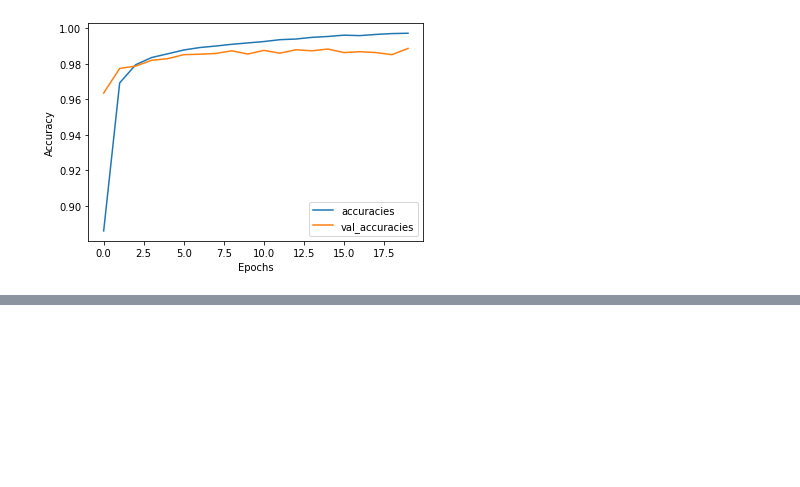
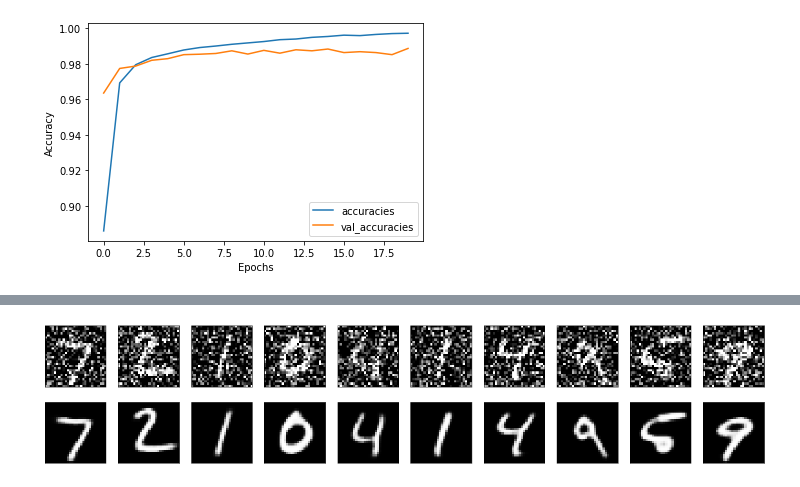
Before and after one commit to ZahraDehghanian97/stock_market, a Jupyter notebook: Keras.ipynb, the cells around one changed output, grey strips where cells are left out. Saved outputs shown, nothing was run; the diff lists cells and outputs as text; code cells hidden in the pictures; blank space fills up the shorter version.

```diff
--- a/Keras.ipynb
+++ b/Keras.ipynb
@@ -167,0 +170,93 @@ Epoch 20/20
+# %%
+# -*- coding: utf-8 -*-
+"""
+Created on Sat Jun 24 02:02:15 2017
+
+@author: FaraDars
+"""
+
+from keras import layers, optimizers, losses
+from keras.models import Model
+from keras.datasets import mnist
+import numpy as np
+import matplotlib.pyplot as plt
+
+epochs = 10
+batch_size = 128
+
+
+#===============================================================================
+# Prepare data
+
+(x_train, _), (x_test, _) = mnist.load_data()
+
+x_train = x_train.astype('float32') / 255.
+x_test = x_test.astype('float32') / 255.
+x_train = np.reshape(x_train, (len(x_train), 28, 28, 1))  # adapt this if using `channels_first` image data format
+x_test = np.reshape(x_test, (len(x_test), 28, 28, 1))  # adapt this if using `channels_first` image data format
+
+noise_factor = 0.5
+x_train_noisy = x_train + noise_factor * np.random.normal(loc=0.0, scale=1.0, size=x_train.shape)
+x_test_noisy = x_test + noise_factor * np.random.normal(loc=0.0, scale=1.0, size=x_test.shape)
+
+x_train_noisy = np.clip(x_train_noisy, 0., 1.)
+x_test_noisy = np.clip(x_test_noisy, 0., 1.)
+
+#===============================================================================
+# Create Layers + Model
+
+input_img = layers.Input(shape=(28, 28, 1))
+
+x = layers.Conv2D(32, (3, 3), activation='relu', padding='same')(input_img)
+x = layers.MaxPooling2D((2, 2), padding='same')(x)
+x = layers.Conv2D(32, (3, 3), activation='relu', padding='same')(x)
+encoded = layers.MaxPooling2D((2, 2), padding='same')(x)
+
+# at this point the representation is (7, 7, 32)
+
+x = layers.Conv2D(32, (3, 3), activation='relu', padding='same')(encoded)
+x = layers.UpSampling2D((2, 2))(x)
+x = layers.Conv2D(32, (3, 3), activation='relu', padding='same')(x)
+x = layers.UpSampling2D((2, 2))(x)
+decoded = layers.Conv2D(1, (3, 3), activation='sigmoid', padding='same')(x)
+
+autoencoder = Model(input_img, decoded)
+
+from keras.utils import plot_model
+
+plot_model(autoencoder, to_file='AE_model.png')
+
+autoencoder.compile(optimizer=optimizers.Adam(), loss=losses.binary_crossentropy)
+
+#===============================================================================
+# Train the Model
+
+autoencoder.fit(x_train_noisy, x_train,
+                epochs=epochs,
+                batch_size=batch_size,
+                shuffle=True,
+                validation_data=(x_test_noisy, x_test))
+
+#===============================================================================
+# Predict + Visualization
+
+decoded_imgs = autoencoder.predict(x_test)
+
+n = 10
+plt.figure(figsize=(20, 4))
+for i in range(n):
+    # display original
+    ax = plt.subplot(2, n, i+1)
+    plt.imshow(x_test_noisy[i].reshape(28, 28))
+    plt.gray()
+    ax.get_xaxis().set_visible(False)
+    ax.get_yaxis().set_visible(False)
+
+    # display reconstruction
+    ax = plt.subplot(2, n, i + 1 + n)
+    plt.imshow(decoded_imgs[i].reshape(28, 28))
+    plt.gray()
+    ax.get_xaxis().set_visible(False)
+    ax.get_yaxis().set_visible(False)
+plt.show()
+# %% [output]
@@ -167,0 +280 @@ Epoch 20/20
+[figure, added]
```
Also changed, not shown: parts of 2 cells of this notebook.
